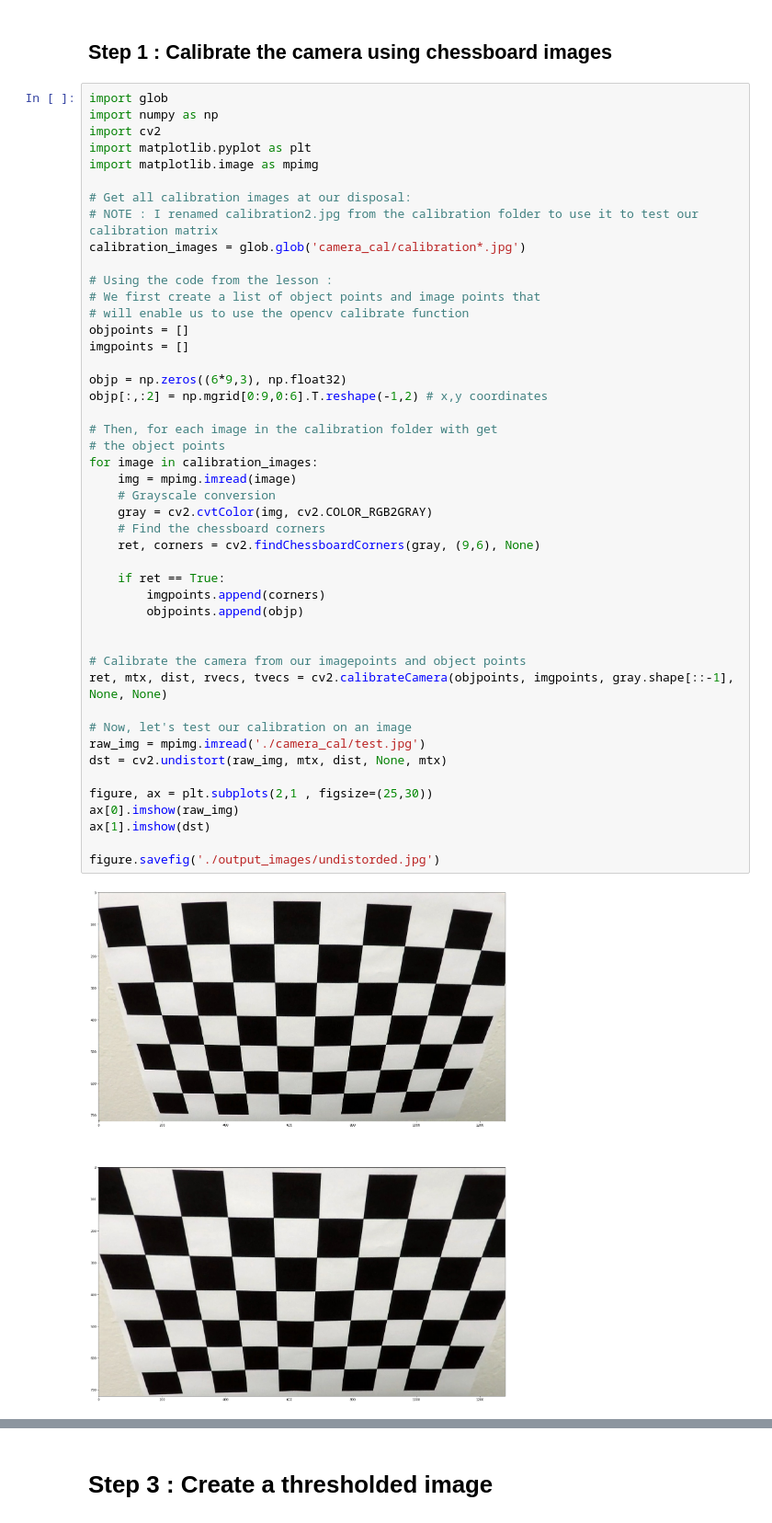
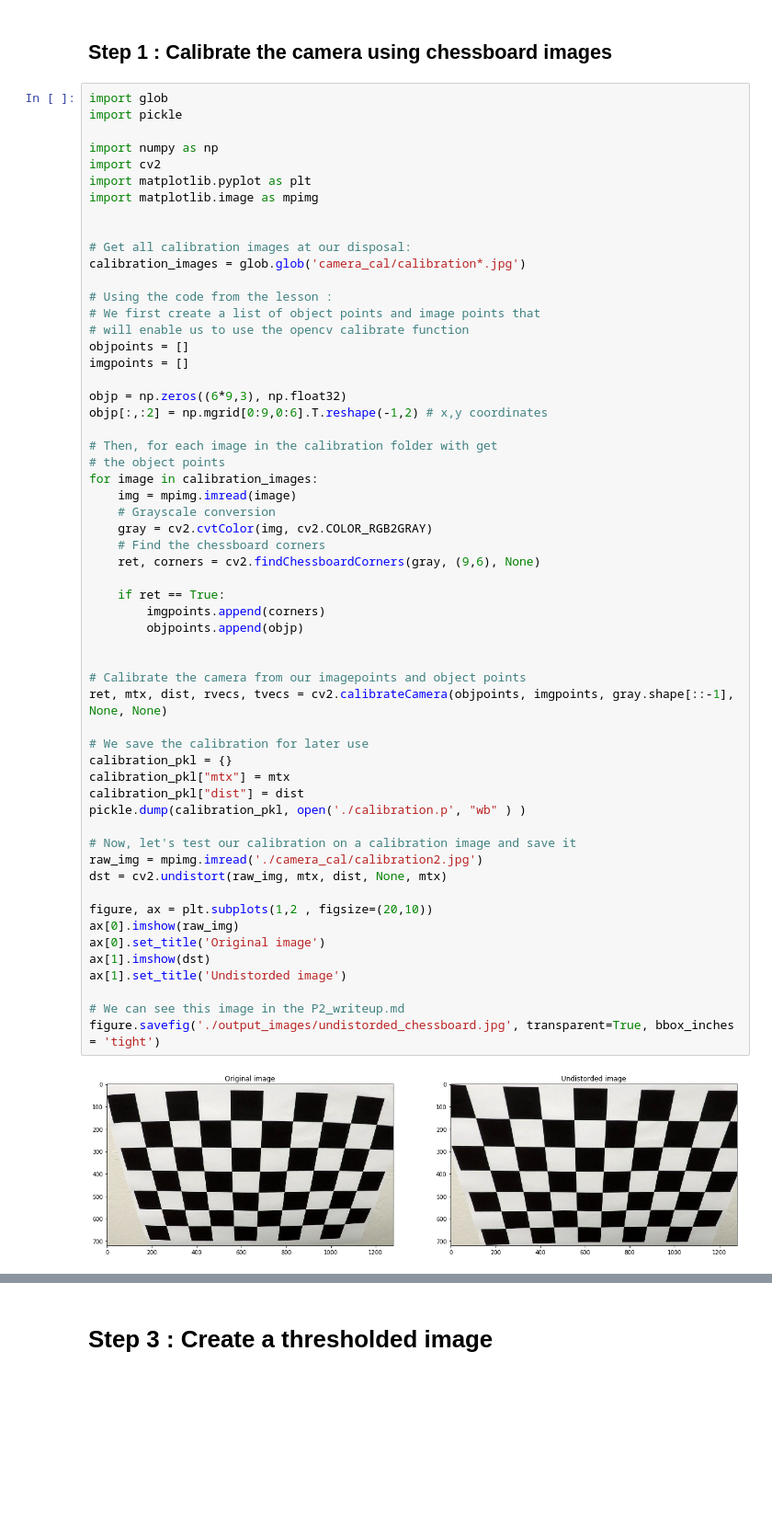
Before and after one commit to raijisse/Udacity-SDC-P2-Advanced-Finding-Lanes, a Jupyter notebook: P2_image.ipynb, the cells around one changed output, grey strips where cells are left out. Shown at 92% size. Drawn from its saved outputs; the diff is of its cells as text; blank space fills up the shorter version.

```diff
--- a/P2_image.ipynb
+++ b/P2_image.ipynb
@@ -17,13 +17,15 @@ The goals / steps of this project are the following:
 ## Step 1 : Calibrate the camera using chessboard images
 # %%
 import glob
+import pickle
+
 import numpy as np
 import cv2
 import matplotlib.pyplot as plt
 import matplotlib.image as mpimg
 
+
 # Get all calibration images at our disposal:
-# NOTE : I renamed calibration2.jpg from the calibration folder to use it to test our calibration matrix
 calibration_images = glob.glob('camera_cal/calibration*.jpg')
 
 # Using the code from the lesson :
@@ -31,36 +33,45 @@ calibration_images = glob.glob('camera_cal/calibration*.jpg')
 # will enable us to use the opencv calibrate function
 objpoints = []
 imgpoints = []
 
 objp = np.zeros((6*9,3), np.float32)
 objp[:,:2] = np.mgrid[0:9,0:6].T.reshape(-1,2) # x,y coordinates
 
 # Then, for each image in the calibration folder with get
 # the object points
 for image in calibration_images:
     img = mpimg.imread(image)
     # Grayscale conversion
     gray = cv2.cvtColor(img, cv2.COLOR_RGB2GRAY)
     # Find the chessboard corners
     ret, corners = cv2.findChessboardCorners(gray, (9,6), None)
 
     if ret == True:
         imgpoints.append(corners)
         objpoints.append(objp)
 
 
 # Calibrate the camera from our imagepoints and object points
 ret, mtx, dist, rvecs, tvecs = cv2.calibrateCamera(objpoints, imgpoints, gray.shape[::-1], None, None)
 
-# Now, let's test our calibration on an image
-raw_img = mpimg.imread('./camera_cal/test.jpg')
+# We save the calibration for later use
+calibration_pkl = {}
+calibration_pkl["mtx"] = mtx
+calibration_pkl["dist"] = dist
+pickle.dump(calibration_pkl, open('./calibration.p', "wb" ) )
+
+# Now, let's test our calibration on a calibration image and save it
+raw_img = mpimg.imread('./camera_cal/calibration2.jpg')
 dst = cv2.undistort(raw_img, mtx, dist, None, mtx)
 
-figure, ax = plt.subplots(2,1 , figsize=(25,30))
+figure, ax = plt.subplots(1,2 , figsize=(20,10))
 ax[0].imshow(raw_img)
+ax[0].set_title('Original image')
 ax[1].imshow(dst)
+ax[1].set_title('Undistorded image')
 
-figure.savefig('./output_images/undistorded.jpg')
+# We can see this image in the P2_writeup.md
+figure.savefig('./output_images/undistorded_chessboard.jpg', transparent=True, bbox_inches = 'tight')
 # %% [output]
-[figure, old version]
+[figure, new version]
 # %% [markdown]
```
Also changed, not shown: parts of 4 cells of this notebook, 13 other files.
